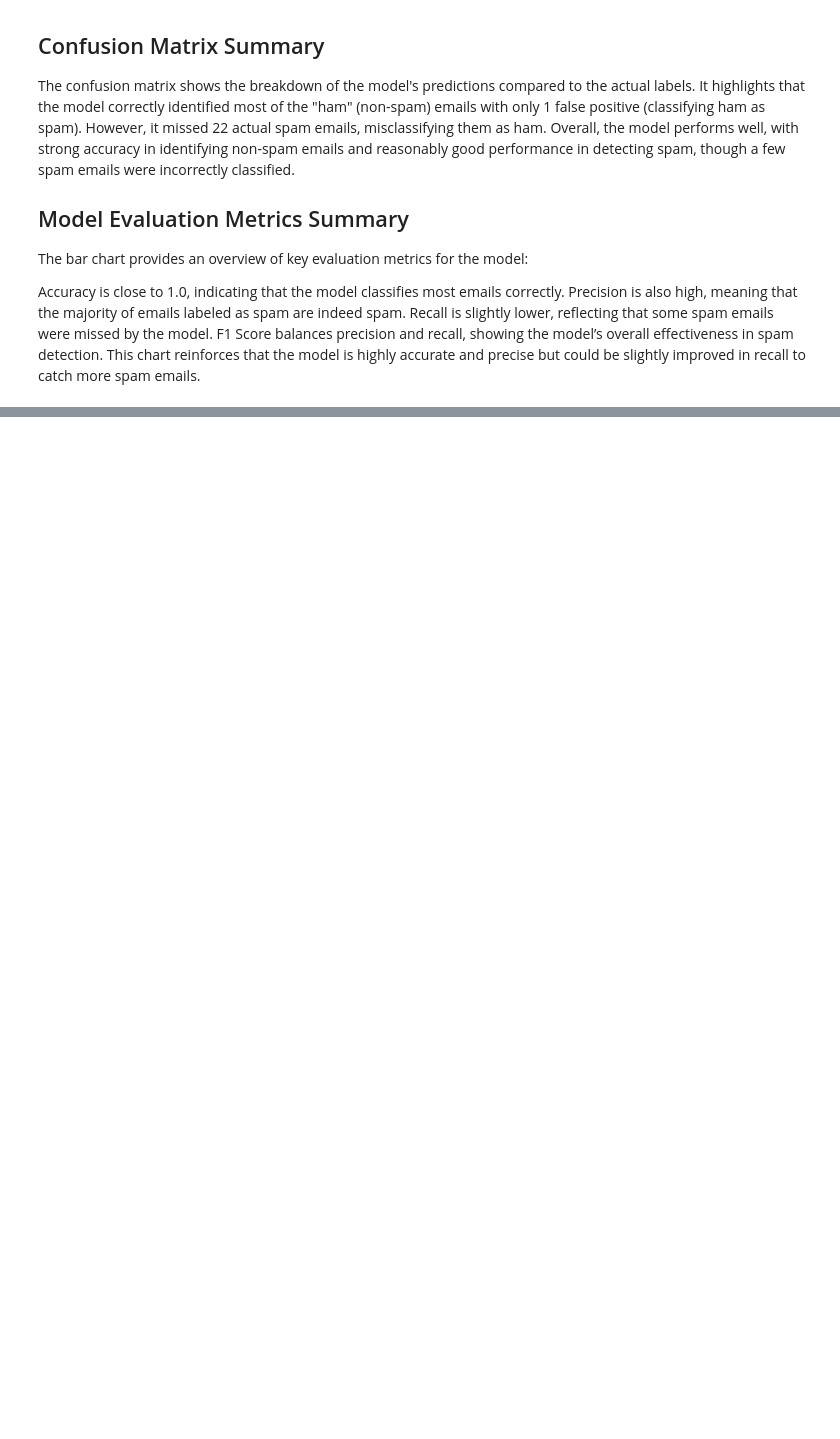
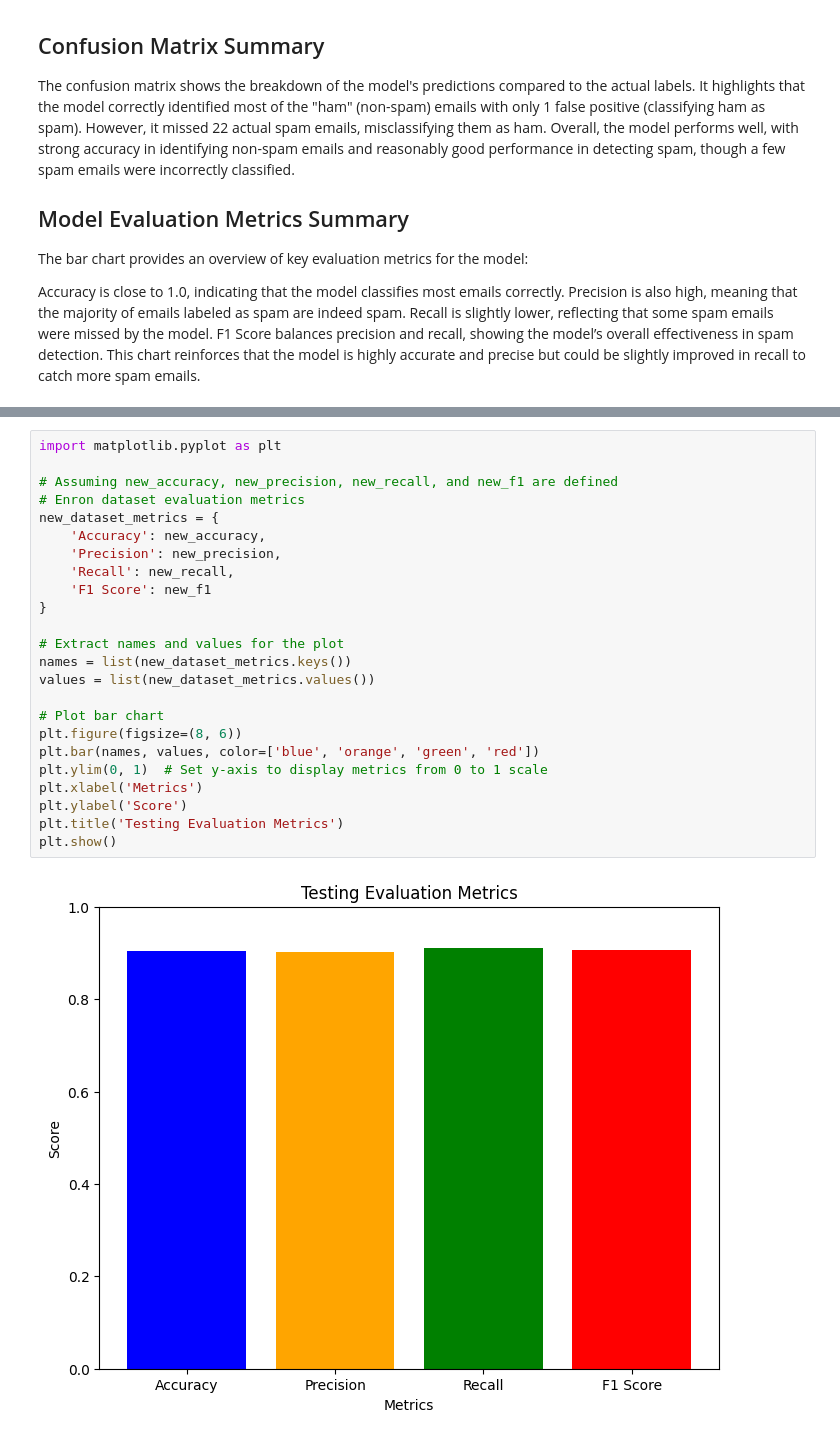
Before and after one commit to 3amberloaf/3amberloaf, a Jupyter notebook: email-phishing.ipynb, the cells around one changed output, grey strips where cells are left out. Drawn from its saved outputs; the diff is of its cells as text; blank space fills up the shorter version.

Commit message:
Kaggle Notebook | Email Phishing | Dataset added

```diff
--- a/email-phishing.ipynb
+++ b/email-phishing.ipynb
@@ -294,0 +385,26 @@ F1 Score: 0.92
+# %%
+import matplotlib.pyplot as plt
+
+# Assuming new_accuracy, new_precision, new_recall, and new_f1 are defined
+# Enron dataset evaluation metrics
+new_dataset_metrics = {
+    'Accuracy': new_accuracy,
+    'Precision': new_precision,
+    'Recall': new_recall,
+    'F1 Score': new_f1
+}
+
+# Extract names and values for the plot
+names = list(new_dataset_metrics.keys())
+values = list(new_dataset_metrics.values())
+
+# Plot bar chart
+plt.figure(figsize=(8, 6))
+plt.bar(names, values, color=['blue', 'orange', 'green', 'red'])
+plt.ylim(0, 1)  # Set y-axis to display metrics from 0 to 1 scale
+plt.xlabel('Metrics')
+plt.ylabel('Score')
+plt.title('Testing Evaluation Metrics')
+plt.show()
+# %% [output]
+[figure, added]
```
Also changed, not shown: parts of 11 cells of this notebook.
